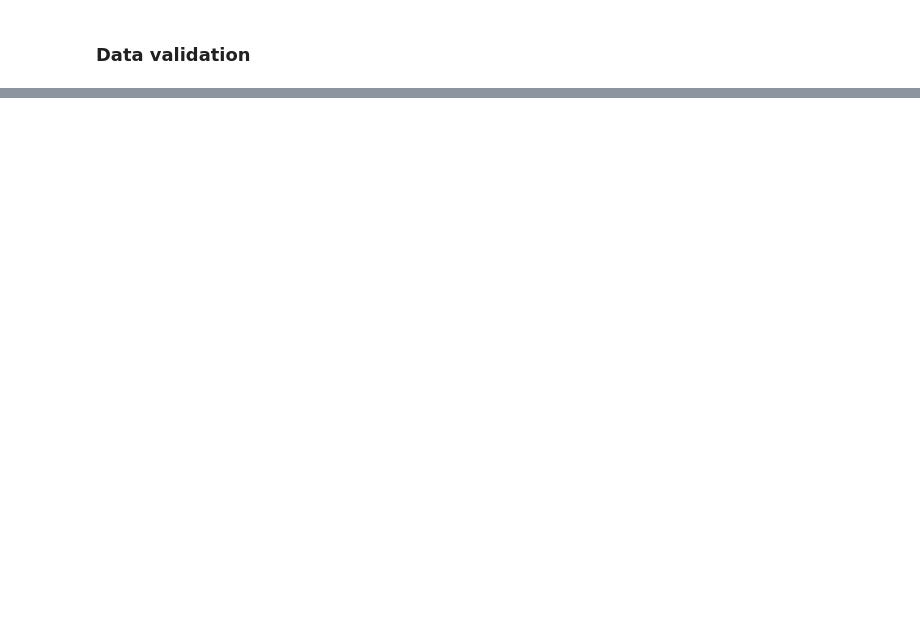
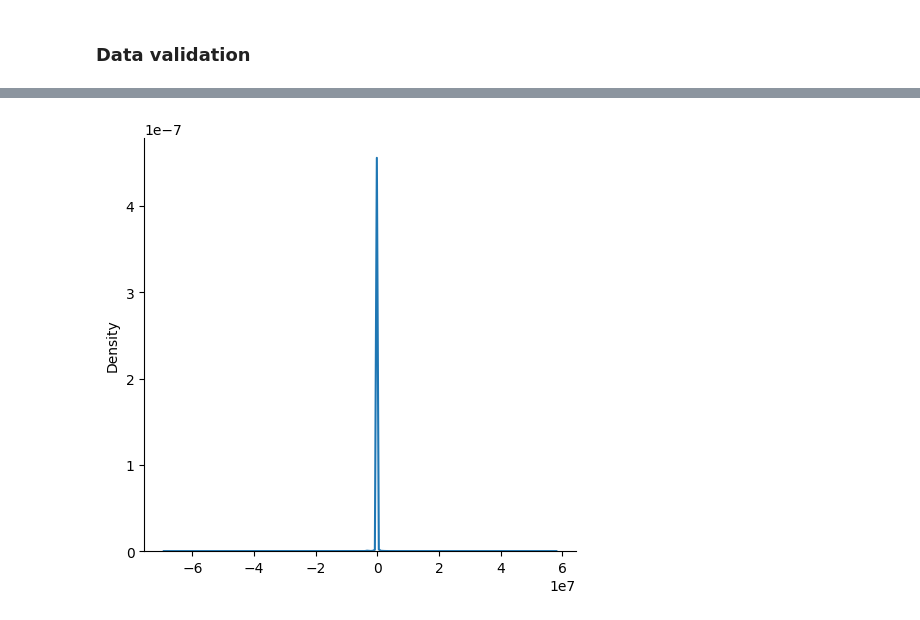
Before and after one commit to tjespe/texas-holdem-ai, a Jupyter notebook: train_nn.ipynb, the cells around one changed output, grey strips where cells are left out. Saved outputs shown, nothing was run; the diff lists cells and outputs as text; code cells hidden in the pictures; blank space fills up the shorter version.

```diff
--- a/train_nn.ipynb
+++ b/train_nn.ipynb
@@ -264,3 +302,11 @@ plt.show()
+# %%
+# Plot distribution of output values in a bell curve
+from seaborn import displot
+
+displot(raw_df[value_columns].to_numpy().flatten(), kind="kde")
+plt.show()
+# %% [output]
+[figure, added]
 # %%
 # Check representation of possible public cards
 card_cols = [col for col in df.columns if col.startswith("public_card_")]
```
Also changed, not shown: parts of 25 cells of this notebook, 1 other file.
